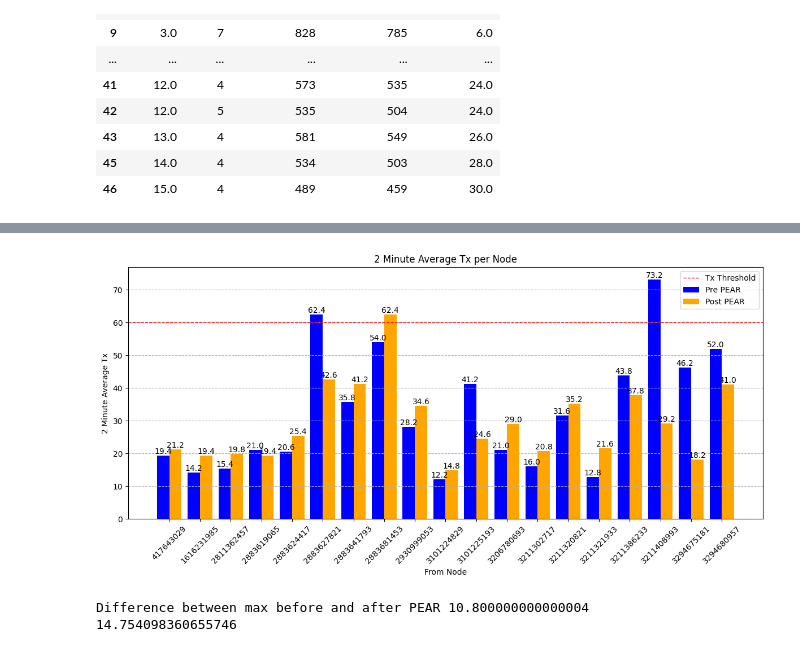
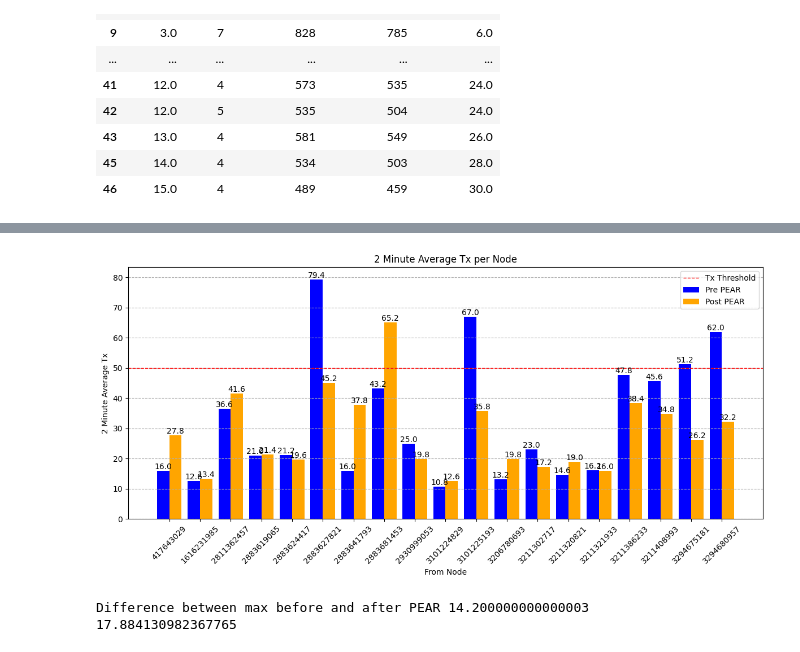
Before and after one commit to NikolajRFA/painlessPEARMesh, a Jupyter notebook: tools/graphs.ipynb, the cells around one changed output, grey strips where cells are left out. Cells and saved outputs as stored; diff of their text form; code cells hidden in the pictures.

```diff
--- a/tools/graphs.ipynb
+++ b/tools/graphs.ipynb
@@ -225,6 +225,6 @@ average_overconsuming_df.head()
 # %%
 # Get all file paths from the folder
-_20_25_file_paths = get_file_paths_from_folder("data/30-25 all")
+_20_25_file_paths = get_file_paths_from_folder("data/25-20 all")
 
 # List to store DataFrames
 _20_25_dfs = []
@@ -305,8 +305,8 @@ _20_25_df_agg["time_bin_min"] = (_20_25_df_agg["time_bin"] * 120000) / (60 * 100
 plt.figure(figsize=(10, 6))
 
 # Define start and end for vertical lines in minutes
-start_time_min = start_time / (60 * 1000)
-end_time_min = end_time / (60 * 1000)
+start_time_min = 360000 / (60 * 1000)
+#~~~~end_time_min = end_time / (60 * 1000)
 
 # Draw vertical lines every 2 minutes starting at start_time
 
@@ -329,6 +329,8 @@ for run_id, run_group in _20_25_df_agg.groupby("run_id"):
 # Add reference horizontal line for the average transmissions without PEAR
 plt.axhline(y=no_pear_2min_mean, color="green", linestyle="--", linewidth=1, label="Average messages w/o PEAR")
 
+#plt.axhline(y=25*2*19, color="blue", linestyle="--", linewidth=1, label="TX Energy profile")
+
 # Adjust x-ticks for better readability
 plt.xticks(_20_25_df_agg["time_bin_min"], labels=_20_25_df_agg["time_bin_min"].round(1), rotation=45)
 
@@ -563,7 +565,7 @@ x = np.arange(len(df_pivoted))
 bar_width = 0.4
 
 
-tx_threshold, rx_threshold = (30, 25) # change here for runs with one energy profile
+tx_threshold, rx_threshold = (25, 20) # change here for runs with one energy profile
 tx_threshold *= 2
 rx_threshold *= 2
 
@@ -572,34 +574,34 @@ this_pivot_df = df_pivoted
 
 # Generate x-axis positions dynamically
 x = np.arange(len(this_pivot_df))  # Match size of filtered nodes
 
 # Create plot
 plt.figure(figsize=(12, 6))
 bars_pre = plt.bar(x, this_pivot_df.iloc[:, 0], width=bar_width, label="Pre PEAR", color="blue")  # First time_bin column
 bars_post = plt.bar(x + bar_width, this_pivot_df.iloc[:, 1], width=bar_width, label="Post PEAR", color="orange")  # Second time_bin column
 
 plt.axhline(y=tx_threshold, color="red", linestyle="--", linewidth=1, label="Tx Threshold")
 
 # Add values on top of bars
 for bar in bars_pre:
     plt.text(bar.get_x() + bar.get_width() / 2, bar.get_height(), f"{bar.get_height():.1f}",
              ha="center", va="bottom", fontsize=10, color="black")
 for bar in bars_post:
     plt.text(bar.get_x() + bar.get_width() / 2, bar.get_height(), f"{bar.get_height():.1f}",
              ha="center", va="bottom", fontsize=10, color="black")
 
 # Formatting
 plt.xticks(x + bar_width / 2, labels=this_pivot_df.index, rotation=45)
 plt.xlabel("From Node")
 plt.ylabel("2 Minute Average Tx")
 plt.title("2 Minute Average Tx per Node")
 plt.legend()
 plt.grid(axis="y", linestyle="--")
 
 plt.tight_layout()
 plt.show()
 # %% [output]
-[figure, old version]
+[figure, new version]
 # %%
 max_message_before = df_pivoted[min_common_time_bin].max()
 max_message_after = df_pivoted[max_common_time_bin].max()
@@ -607,5 +609,5 @@ max_message_after = df_pivoted[max_common_time_bin].max()
 print(f'Difference between max before and after PEAR {max_message_before - max_message_after}')
 print(100 - (max_message_after / max_message_before * 100))
 # %% [output]
-Difference between max before and after PEAR 10.800000000000004
-14.754098360655746
+Difference between max before and after PEAR 14.200000000000003
+17.884130982367765
```
Also changed, not shown: parts of 4 cells of this notebook, 6 other files.
